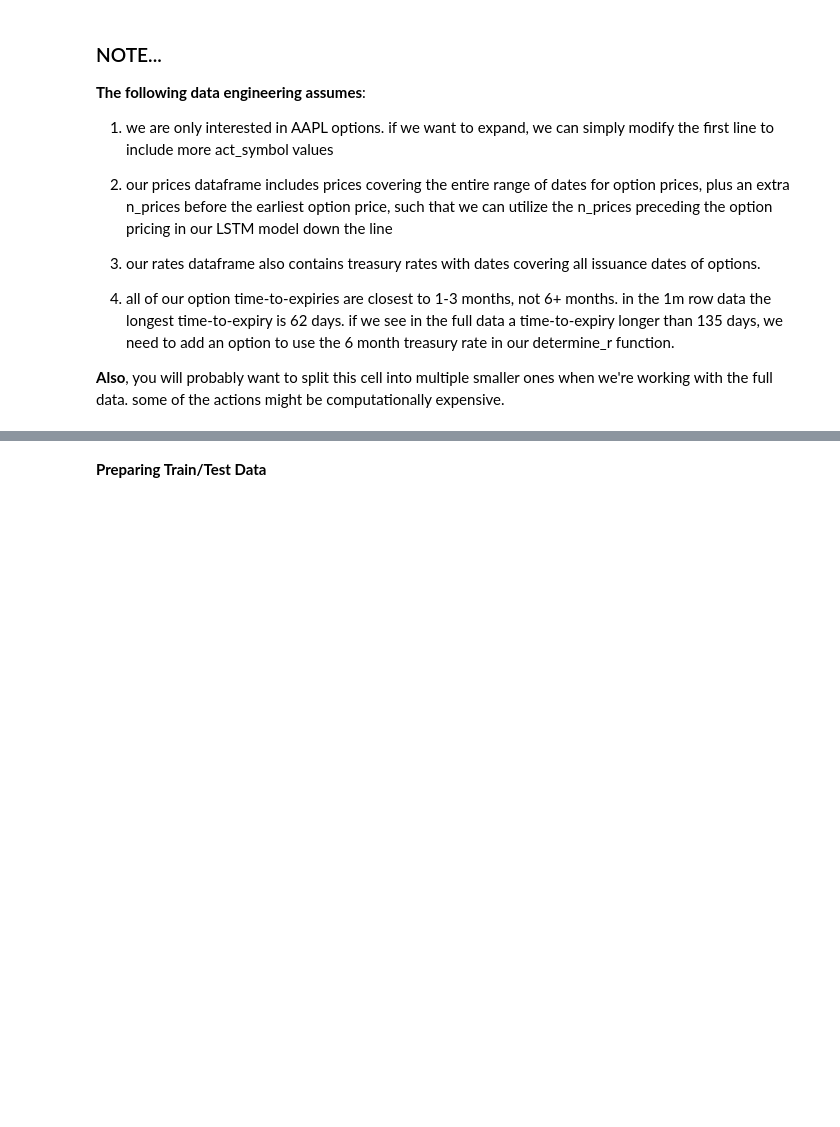
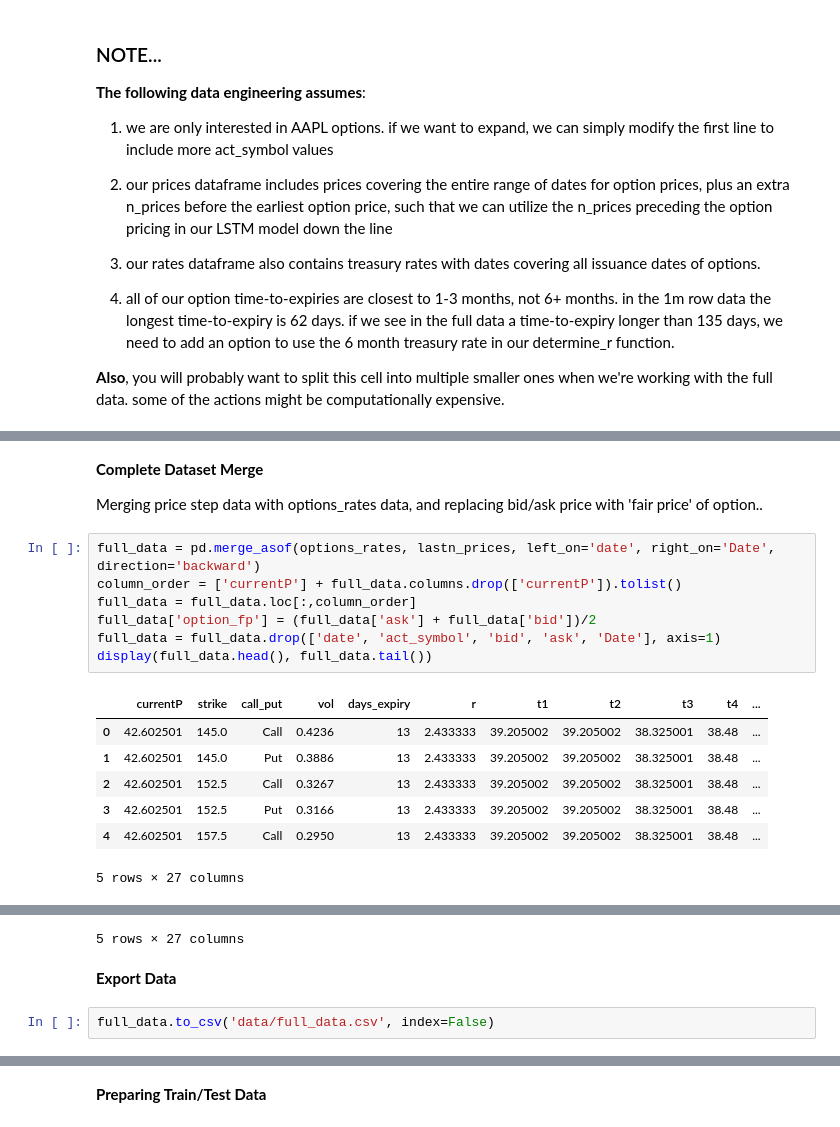
Before and after one commit to mnmcfadd/Options_LSTM, a Jupyter notebook: Script.ipynb, the cells around one changed output, grey strips where cells are left out. Saved outputs shown, nothing was run; the diff lists cells and outputs as text; blank space fills up the shorter version.

```diff
--- a/Script.ipynb
+++ b/Script.ipynb
@@ -100,0 +203,19 @@ See the caveats in the documentation: https://pandas.pydata.org/pandas-docs/stab
+# %% [markdown]
+**Complete Dataset Merge**
+
+Merging price step data with options_rates data, and replacing bid/ask price with 'fair price' of option..
+# %%
+full_data = pd.merge_asof(options_rates, lastn_prices, left_on='date', right_on='Date', direction='backward')
+column_order = ['currentP'] + full_data.columns.drop(['currentP']).tolist()
+full_data = full_data.loc[:,column_order]
+full_data['option_fp'] = (full_data['ask'] + full_data['bid'])/2
+full_data = full_data.drop(['date', 'act_symbol', 'bid', 'ask', 'Date'], axis=1)
+display(full_data.head(), full_data.tail())
+# %% [output]
+|  | currentP | strike | call_put | vol | days_expiry | r | t1 | t2 | t3 | t4 | ... |
+| 0 | 42.602501 | 145.0 | Call | 0.4236 | 13 | 2.433333 | 39.205002 | 39.205002 | 38.325001 | 38.48 | ... |
+| 1 | 42.602501 | 145.0 | Put | 0.3886 | 13 | 2.433333 | 39.205002 | 39.205002 | 38.325001 | 38.48 | ... |
+| 2 | 42.602501 | 152.5 | Call | 0.3267 | 13 | 2.433333 | 39.205002 | 39.205002 | 38.325001 | 38.48 | ... |
+| 3 | 42.602501 | 152.5 | Put | 0.3166 | 13 | 2.433333 | 39.205002 | 39.205002 | 38.325001 | 38.48 | ... |
+| 4 | 42.602501 | 157.5 | Call | 0.2950 | 13 | 2.433333 | 39.205002 | 39.205002 | 38.325001 | 38.48 | ... |
+5 rows × 27 columns
@@ -100,0 +228,5 @@ See the caveats in the documentation: https://pandas.pydata.org/pandas-docs/stab
+5 rows × 27 columns
+# %% [markdown]
+**Export Data**
+# %%
+full_data.to_csv('data/full_data.csv', index=False)
```
Also changed, not shown: parts of 28 cells of this notebook, 1 other file.
